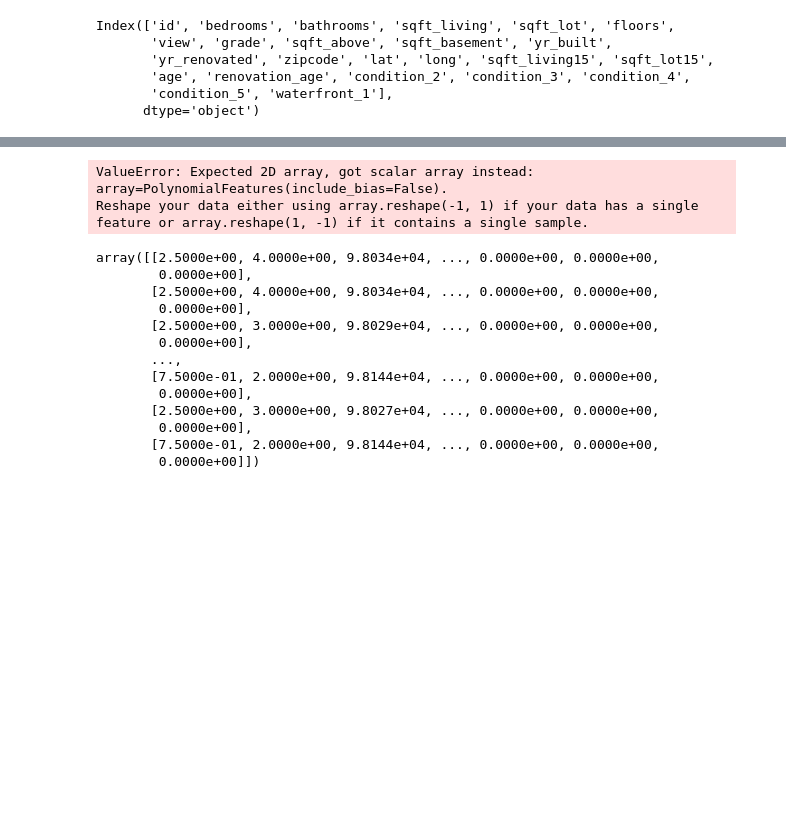
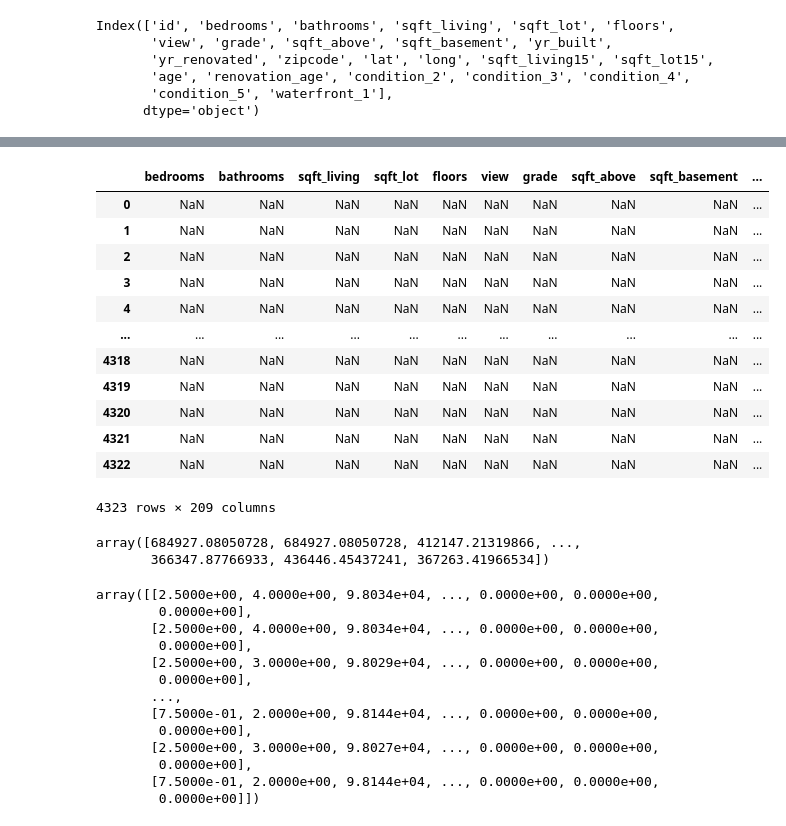
Before and after one commit to raizelistaken/Housing_Prices_KC, a Jupyter notebook: Predict_holdout-Copy2.ipynb, the cells around one changed output, grey strips where cells are left out. Cells and saved outputs as stored; diff of their text form; code cells hidden in the pictures; blank space fills up the shorter version.

Commit message:
Joe helped me with the prediction holdout mess

```diff
--- a/Predict_holdout-Copy2.ipynb
+++ b/Predict_holdout-Copy2.ipynb
@@ -169,3 +146,7 @@ len(features)
+# %%
+exclude = ['id', 'price', 'yr_built', 'yr_renovated', 'sqft_living15', 'sqft_lot15']
+# %%
+features = [x for x in df_dummy.columns if x not in exclude]
 # %%
 df_dummy.columns
 # %% [output]
@@ -196 +171,4 @@ array([[2.5000e+00, 4.0000e+00, 9.8034e+04, ..., 0.0000e+00, 0.0000e+00,
+# %%
+poly_data_columns = poly.get_feature_names(features)
+holdout_poly = pd.DataFrame(poly_data, columns=poly_data_columns)
 # %%
@@ -213,0 +196,16 @@ hold_out_poly2.shape
+# %%
+holdout_poly[selected_columns]
+# %% [output]
+|  | bedrooms | bathrooms | sqft_living | sqft_lot | floors | view | grade | sqft_above | sqft_basement | ... |
+| 0 | NaN | NaN | NaN | NaN | NaN | NaN | NaN | NaN | NaN | ... |
+| 1 | NaN | NaN | NaN | NaN | NaN | NaN | NaN | NaN | NaN | ... |
+| 2 | NaN | NaN | NaN | NaN | NaN | NaN | NaN | NaN | NaN | ... |
+| 3 | NaN | NaN | NaN | NaN | NaN | NaN | NaN | NaN | NaN | ... |
+| 4 | NaN | NaN | NaN | NaN | NaN | NaN | NaN | NaN | NaN | ... |
+| ... | ... | ... | ... | ... | ... | ... | ... | ... | ... | ... |
+| 4318 | NaN | NaN | NaN | NaN | NaN | NaN | NaN | NaN | NaN | ... |
+| 4319 | NaN | NaN | NaN | NaN | NaN | NaN | NaN | NaN | NaN | ... |
+| 4320 | NaN | NaN | NaN | NaN | NaN | NaN | NaN | NaN | NaN | ... |
+| 4321 | NaN | NaN | NaN | NaN | NaN | NaN | NaN | NaN | NaN | ... |
+| 4322 | NaN | NaN | NaN | NaN | NaN | NaN | NaN | NaN | NaN | ... |
+4323 rows × 209 columns
@@ -216,12 +216,12 @@ hold_out_poly2.shape
 # %%
 # preds = final_model.predict(scaled_holdout)
 # %%
-y_pred = model.predict(poly)
-y_pred
+y_pred = model.predict(holdout_poly[select_col])
-# %% [output]
-ValueError: Expected 2D array, got scalar array instead:
-array=PolynomialFeatures(include_bias=False).
-Reshape your data either using array.reshape(-1, 1) if your data has a single feature or array.reshape(1, -1) if it contains a single sample.
+# %%
+y_pred
+# %% [output]
+array([684927.08050728, 684927.08050728, 412147.21319866, ...,
+       366347.87766933, 436446.45437241, 367263.41966534])
 # %%
 # poly.get_feature_names(features)
 # %%
```
Also changed, not shown: parts of 16 cells of this notebook, 5 other files.
